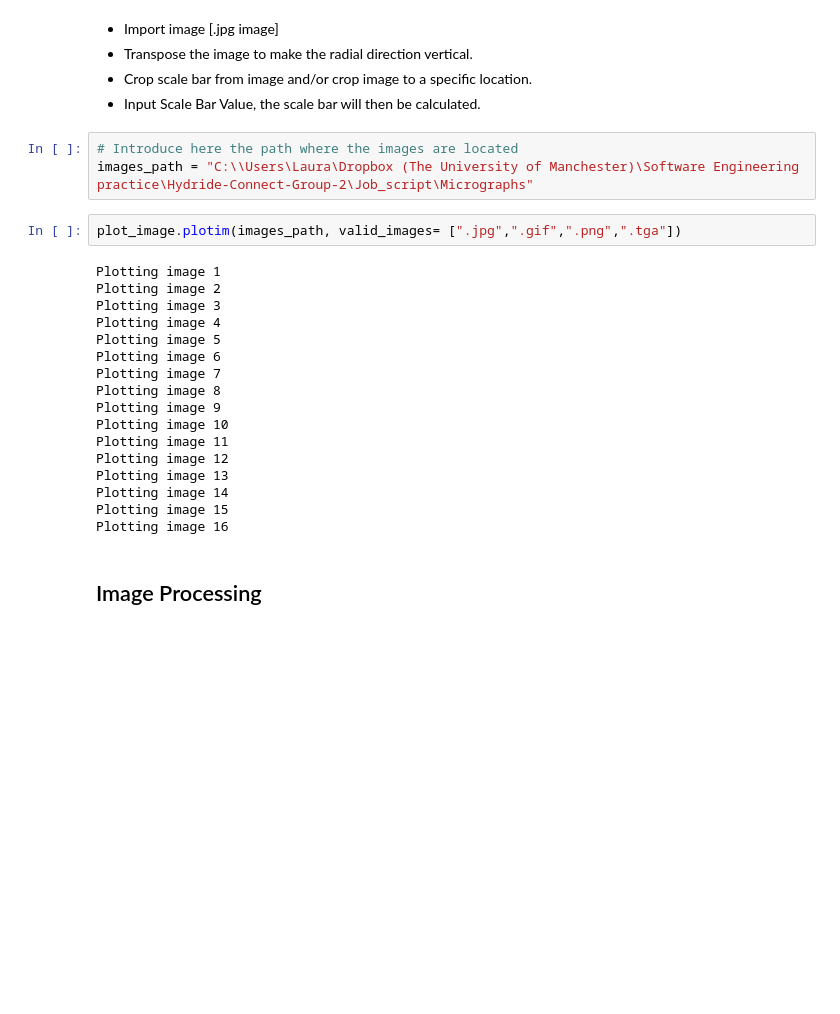
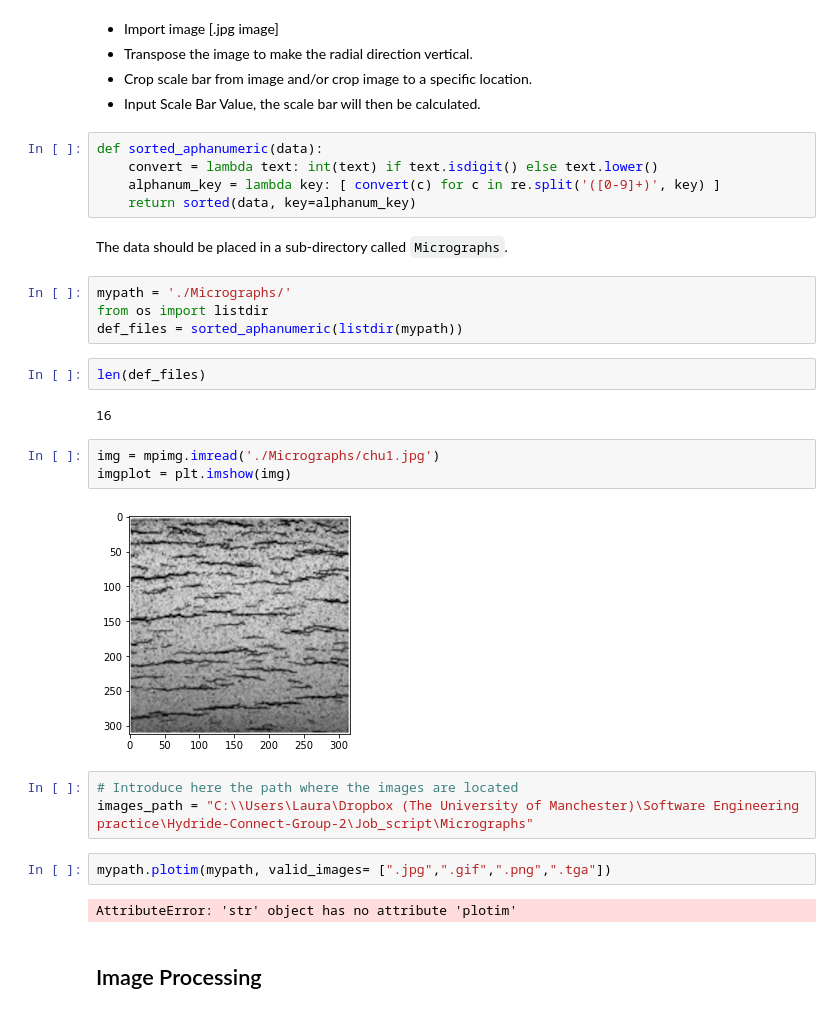
Before and after one commit to MATS64664-2021-Group-2/Hydride-Connect-Group-2, a Jupyter notebook: Job_script/load_image.ipynb, the cells around one changed output. Drawn from its saved outputs; the diff is of its cells as text; blank space fills up the shorter version.

Commit message:
Modified how image is uploaded

```diff
--- a/Job_script/load_image.ipynb
+++ b/Job_script/load_image.ipynb
@@ -26,28 +42,33 @@ from packages import plot_image
 - Transpose the image to make the radial direction vertical.
 - Crop scale bar from image and/or crop image to a specific location.
 - Input Scale Bar Value, the scale bar will then be calculated.
+# %%
+def sorted_aphanumeric(data):
+    convert = lambda text: int(text) if text.isdigit() else text.lower()
+    alphanum_key = lambda key: [ convert(c) for c in re.split('([0-9]+)', key) ]
+    return sorted(data, key=alphanum_key)
+# %% [markdown]
+The data should be placed in a sub-directory called `Micrographs`.
+# %%
+mypath = './Micrographs/'
+from os import listdir
+def_files = sorted_aphanumeric(listdir(mypath))
+# %%
+len(def_files)
+# %% [output]
+16
+# %%
+img = mpimg.imread('./Micrographs/chu1.jpg')
+imgplot = plt.imshow(img)
+# %% [output]
+[figure, added]
 # %%
 # Introduce here the path where the images are located
 images_path = "C:\\Users\Laura\Dropbox (The University of Manchester)\Software Engineering practice\Hydride-Connect-Group-2\Job_script\Micrographs"
 # %%
-plot_image.plotim(images_path, valid_images= [".jpg",".gif",".png",".tga"])
+mypath.plotim(mypath, valid_images= [".jpg",".gif",".png",".tga"])
 # %% [output]
-Plotting image 1
-Plotting image 2
-Plotting image 3
-Plotting image 4
-Plotting image 5
-Plotting image 6
-Plotting image 7
-Plotting image 8
-Plotting image 9
-Plotting image 10
-Plotting image 11
-Plotting image 12
-Plotting image 13
-Plotting image 14
-Plotting image 15
-Plotting image 16
+AttributeError: 'str' object has no attribute 'plotim'
 # %% [markdown]
 ## Image Processing
 # %% [markdown]
```
Also changed, not shown: parts of 3 cells of this notebook.
